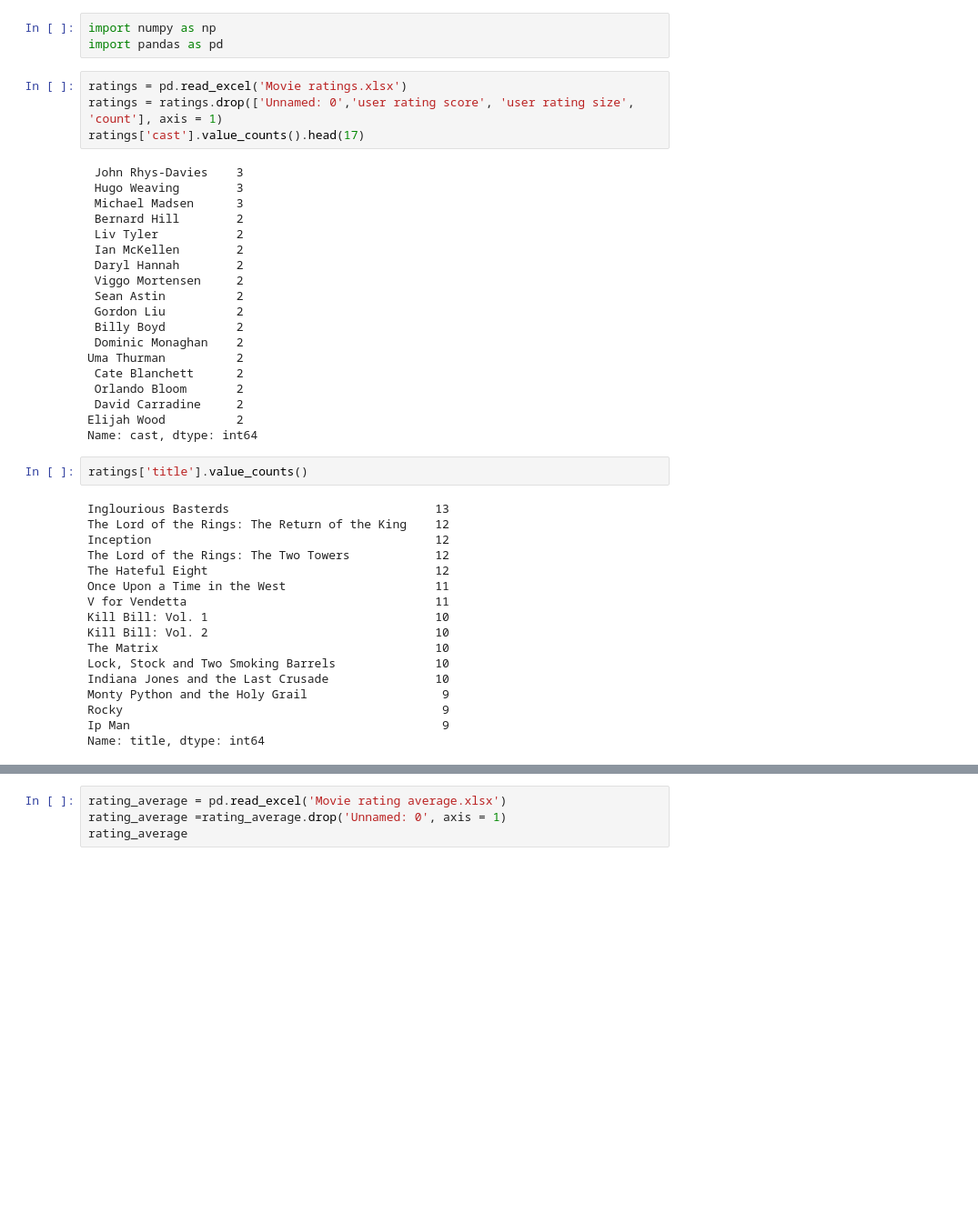
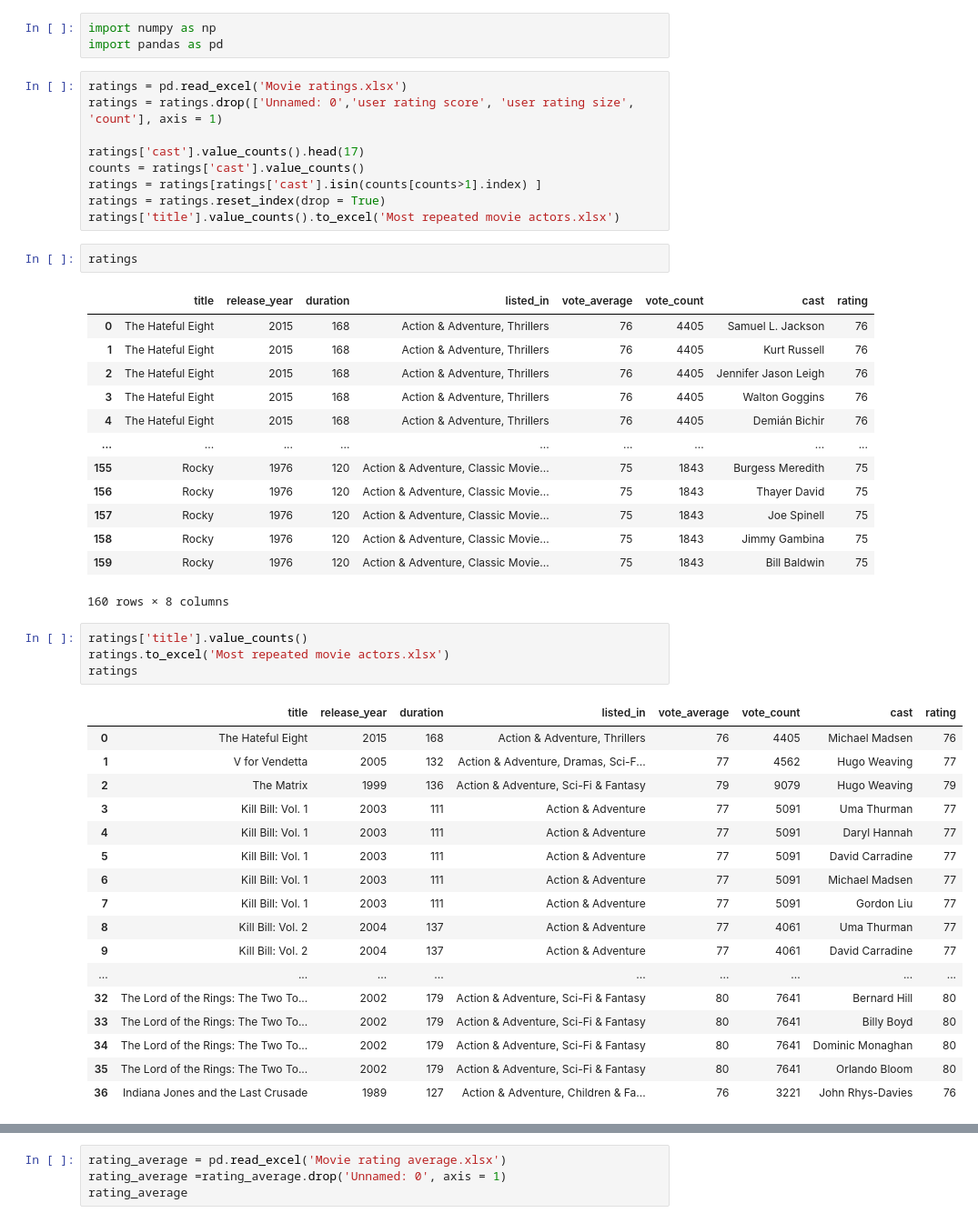
Before and after one commit to Sierra05082004/Major-Simulation-Netflix, a Jupyter notebook: Making Graphs.ipynb, the cells around one changed output, grey strips where cells are left out. Shown at 91% size. Cells and saved outputs as stored; diff of their text form; blank space fills up the shorter version.

```diff
--- a/Making Graphs.ipynb
+++ b/Making Graphs.ipynb
@@ -4,45 +4,50 @@ import pandas as pd
 # %%
 ratings = pd.read_excel('Movie ratings.xlsx')
 ratings = ratings.drop(['Unnamed: 0','user rating score', 'user rating size', 'count'], axis = 1)
+
 ratings['cast'].value_counts().head(17)
+counts = ratings['cast'].value_counts()
+ratings = ratings[ratings['cast'].isin(counts[counts>1].index) ]
+ratings = ratings.reset_index(drop = True)
+ratings['title'].value_counts().to_excel('Most repeated movie actors.xlsx')
-# %% [output]
- John Rhys-Davies    3
- Hugo Weaving        3
- Michael Madsen      3
- Bernard Hill        2
- Liv Tyler           2
- Ian McKellen        2
- Daryl Hannah        2
- Viggo Mortensen     2
- Sean Astin          2
- Gordon Liu          2
- Billy Boyd          2
- Dominic Monaghan    2
-Uma Thurman          2
- Cate Blanchett      2
- Orlando Bloom       2
- David Carradine     2
-Elijah Wood          2
-Name: cast, dtype: int64
 # %%
-ratings['title'].value_counts()
+ratings
 # %% [output]
+|  | title | release_year | duration | listed_in | vote_average | vote_count | cast | rating |
+| 0 | The Hateful Eight | 2015 | 168 | Action & Adventure, Thrillers | 76 | 4405 | Samuel L. Jackson | 76 |
+| 1 | The Hateful Eight | 2015 | 168 | Action & Adventure, Thrillers | 76 | 4405 | Kurt Russell | 76 |
+| 2 | The Hateful Eight | 2015 | 168 | Action & Adventure, Thrillers | 76 | 4405 | Jennifer Jason Leigh | 76 |
+| 3 | The Hateful Eight | 2015 | 168 | Action & Adventure, Thrillers | 76 | 4405 | Walton Goggins | 76 |
+| 4 | The Hateful Eight | 2015 | 168 | Action & Adventure, Thrillers | 76 | 4405 | Demián Bichir | 76 |
+| ... | ... | ... | ... | ... | ... | ... | ... | ... |
+| 155 | Rocky | 1976 | 120 | Action & Adventure, Classic Movie... | 75 | 1843 | Burgess Meredith | 75 |
+| 156 | Rocky | 1976 | 120 | Action & Adventure, Classic Movie... | 75 | 1843 | Thayer David | 75 |
+| 157 | Rocky | 1976 | 120 | Action & Adventure, Classic Movie... | 75 | 1843 | Joe Spinell | 75 |
+| 158 | Rocky | 1976 | 120 | Action & Adventure, Classic Movie... | 75 | 1843 | Jimmy Gambina | 75 |
+| 159 | Rocky | 1976 | 120 | Action & Adventure, Classic Movie... | 75 | 1843 | Bill Baldwin | 75 |
-Inglourious Basterds                             13
-The Lord of the Rings: The Return of the King    12
-Inception                                        12
-The Lord of the Rings: The Two Towers            12
-The Hateful Eight                                12
-Once Upon a Time in the West                     11
-V for Vendetta                                   11
-Kill Bill: Vol. 1                                10
-Kill Bill: Vol. 2                                10
-The Matrix                                       10
-Lock, Stock and Two Smoking Barrels              10
-Indiana Jones and the Last Crusade               10
-Monty Python and the Holy Grail                   9
-Rocky                                             9
-Ip Man                                            9
-Name: title, dtype: int64
+160 rows × 8 columns
+# %%
+ratings['title'].value_counts()
+ratings.to_excel('Most repeated movie actors.xlsx')
+ratings
+# %% [output]
+|  | title | release_year | duration | listed_in | vote_average | vote_count | cast | rating |
+| 0 | The Hateful Eight | 2015 | 168 | Action & Adventure, Thrillers | 76 | 4405 | Michael Madsen | 76 |
+| 1 | V for Vendetta | 2005 | 132 | Action & Adventure, Dramas, Sci-F... | 77 | 4562 | Hugo Weaving | 77 |
+| 2 | The Matrix | 1999 | 136 | Action & Adventure, Sci-Fi & Fantasy | 79 | 9079 | Hugo Weaving | 79 |
+| 3 | Kill Bill: Vol. 1 | 2003 | 111 | Action & Adventure | 77 | 5091 | Uma Thurman | 77 |
+| 4 | Kill Bill: Vol. 1 | 2003 | 111 | Action & Adventure | 77 | 5091 | Daryl Hannah | 77 |
+| 5 | Kill Bill: Vol. 1 | 2003 | 111 | Action & Adventure | 77 | 5091 | David Carradine | 77 |
+| 6 | Kill Bill: Vol. 1 | 2003 | 111 | Action & Adventure | 77 | 5091 | Michael Madsen | 77 |
+| 7 | Kill Bill: Vol. 1 | 2003 | 111 | Action & Adventure | 77 | 5091 | Gordon Liu | 77 |
+| 8 | Kill Bill: Vol. 2 | 2004 | 137 | Action & Adventure | 77 | 4061 | Uma Thurman | 77 |
+| 9 | Kill Bill: Vol. 2 | 2004 | 137 | Action & Adventure | 77 | 4061 | David Carradine | 77 |
+| ... | ... | ... | ... | ... | ... | ... | ... | ... |
+| 32 | The Lord of the Rings: The Two To... | 2002 | 179 | Action & Adventure, Sci-Fi & Fantasy | 80 | 7641 | Bernard Hill | 80 |
+| 33 | The Lord of the Rings: The Two To... | 2002 | 179 | Action & Adventure, Sci-Fi & Fantasy | 80 | 7641 | Billy Boyd | 80 |
+| 34 | The Lord of the Rings: The Two To... | 2002 | 179 | Action & Adventure, Sci-Fi & Fantasy | 80 | 7641 | Dominic Monaghan | 80 |
+| 35 | The Lord of the Rings: The Two To... | 2002 | 179 | Action & Adventure, Sci-Fi & Fantasy | 80 | 7641 | Orlando Bloom | 80 |
+| 36 | Indiana Jones and the Last Crusade | 1989 | 127 | Action & Adventure, Children & Fa... | 76 | 3221 | John Rhys-Davies | 76 |
 # %%
 rating_scores = pd.read_excel('Movie rating score.xlsx')
 rating_scores = rating_scores.drop('Unnamed: 0', axis = 1)
```
Also changed, not shown: parts of 3 cells of this notebook, 5 other files.
